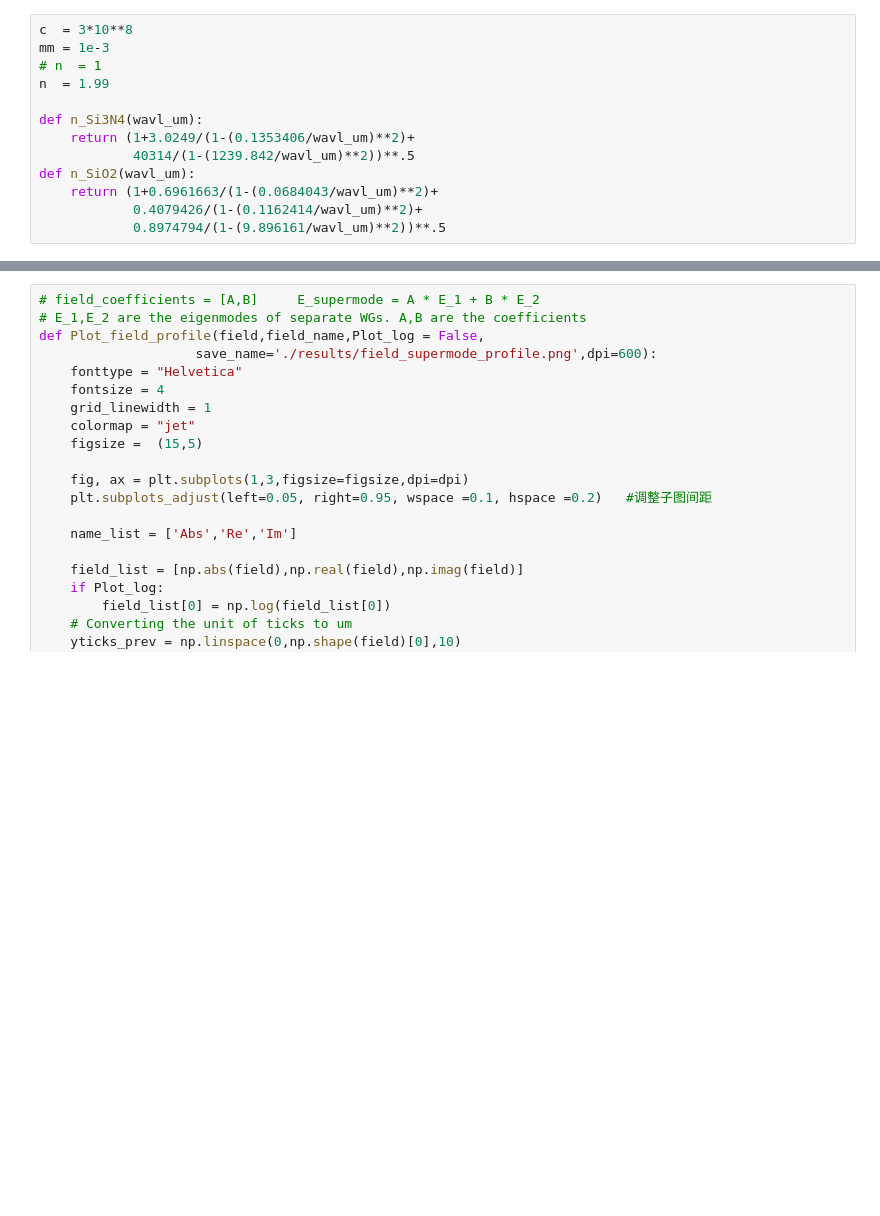
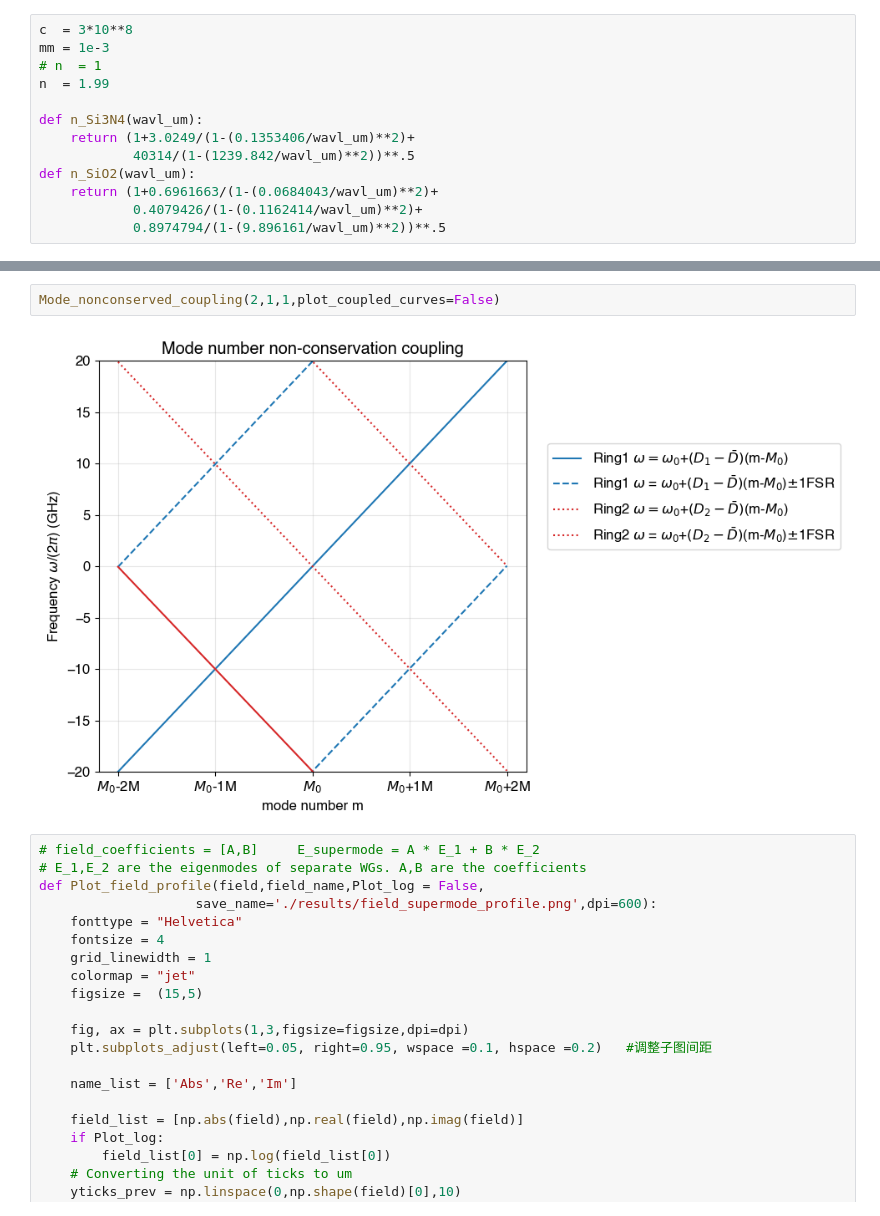
Before and after one commit to Harryxwh/SiNDispersionEngineering, a Jupyter notebook: 2D parallel rings.ipynb, the cells around one changed output, grey strips where cells are left out. Drawn from its saved outputs; the diff is of its cells as text; blank space fills up the shorter version.

```diff
--- a/2D parallel rings.ipynb
+++ b/2D parallel rings.ipynb
@@ -152,3 +233,7 @@ Plot_curve(X,Y_data*1e-9/(2*np.pi),
+# %%
+Mode_nonconserved_coupling(2,1,1,plot_coupled_curves=False)
+# %% [output]
+[figure, added]
 # %%
 # field_coefficients = [A,B]     E_supermode = A * E_1 + B * E_2
 # E_1,E_2 are the eigenmodes of separate WGs. A,B are the coefficients
```
Also changed, not shown: parts of 22 cells of this notebook, 34 other files.
